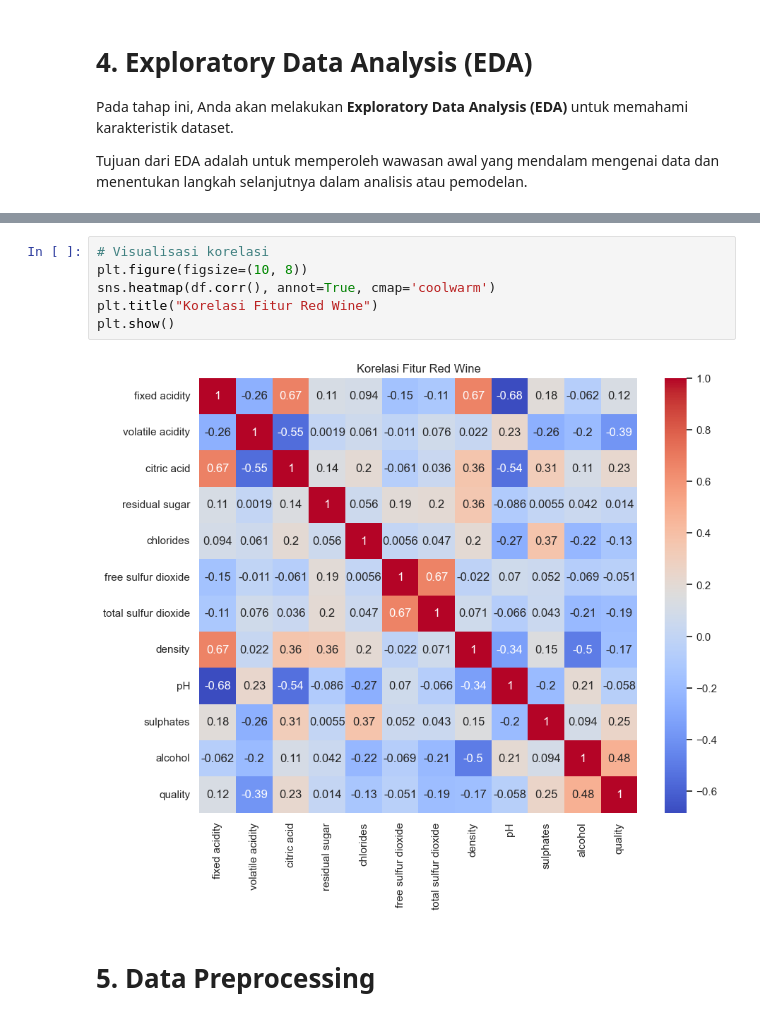
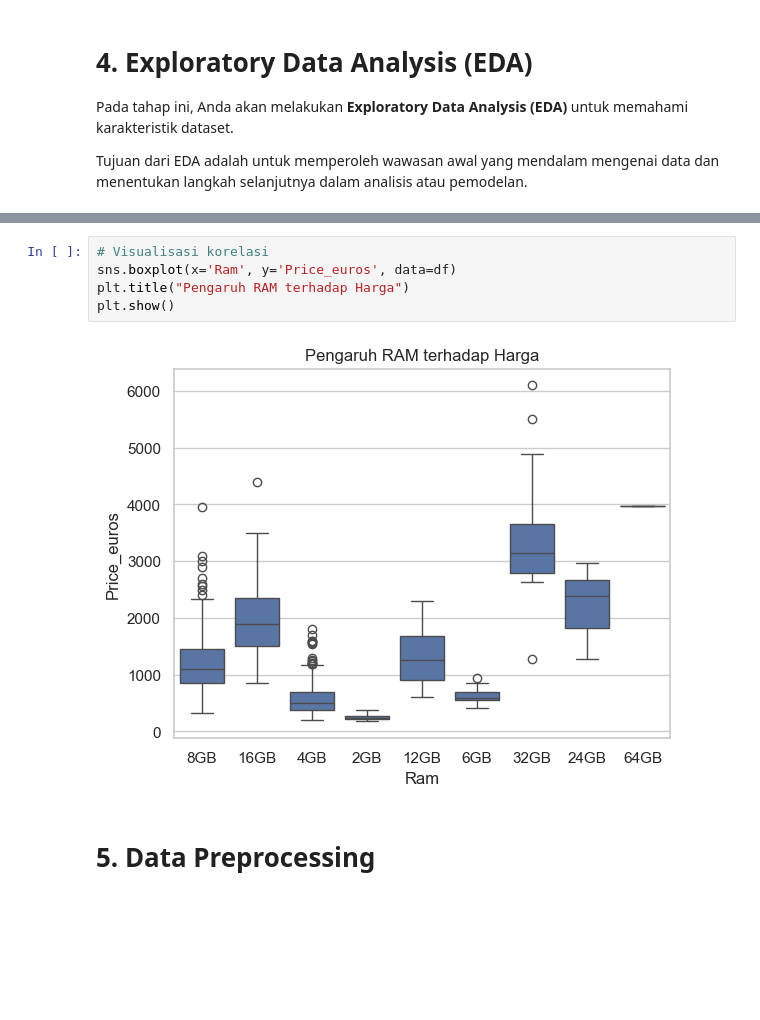
Before and after one commit to lfiathan/Eksperimen_SML_M-Alif-Aditya, a Jupyter notebook: preprocessing/Experimen_Muhammad-Alif-Aditya.ipynb, the cells around one changed output, grey strips where cells are left out. Drawn from its saved outputs; the diff is of its cells as text; blank space fills up the shorter version.

```diff
--- a/preprocessing/Experimen_Muhammad-Alif-Aditya.ipynb
+++ b/preprocessing/Experimen_Muhammad-Alif-Aditya.ipynb
@@ -129,11 +123,10 @@ df.describe()
-# %%
-# Visualisasi korelasi
-plt.figure(figsize=(10, 8))
-sns.heatmap(df.corr(), annot=True, cmap='coolwarm')
-plt.title("Korelasi Fitur Red Wine")
-plt.show()
-# %% [output]
-[figure, removed]
+# %%
+# Visualisasi korelasi
+sns.boxplot(x='Ram', y='Price_euros', data=df)
+plt.title("Pengaruh RAM terhadap Harga")
+plt.show()
+# %% [output]
+[figure, added]
 # %% [markdown]
 # **5. Data Preprocessing**
 # %% [markdown]
```
Also changed, not shown: parts of 8 cells of this notebook, 6 other files.
